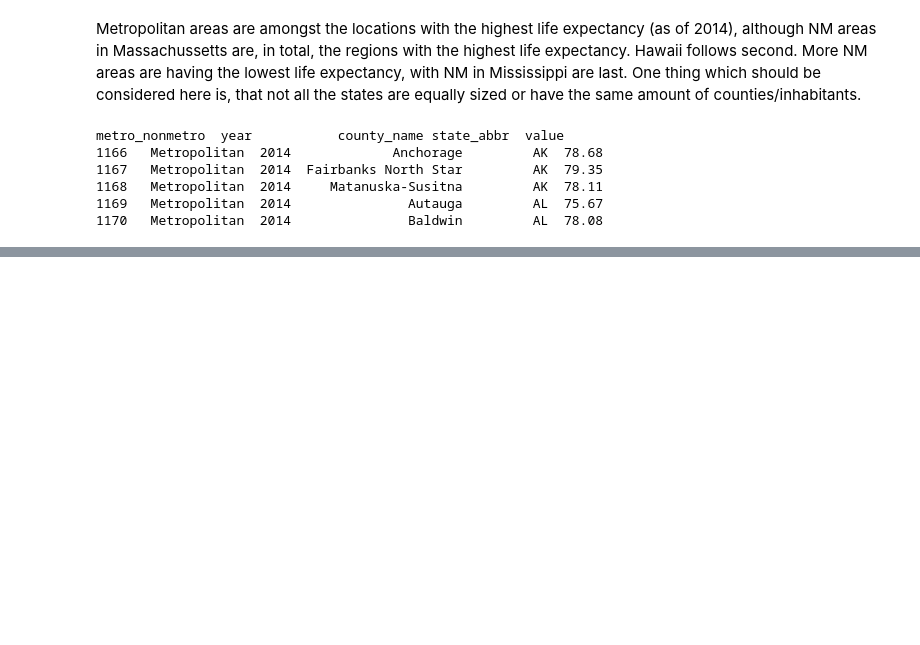
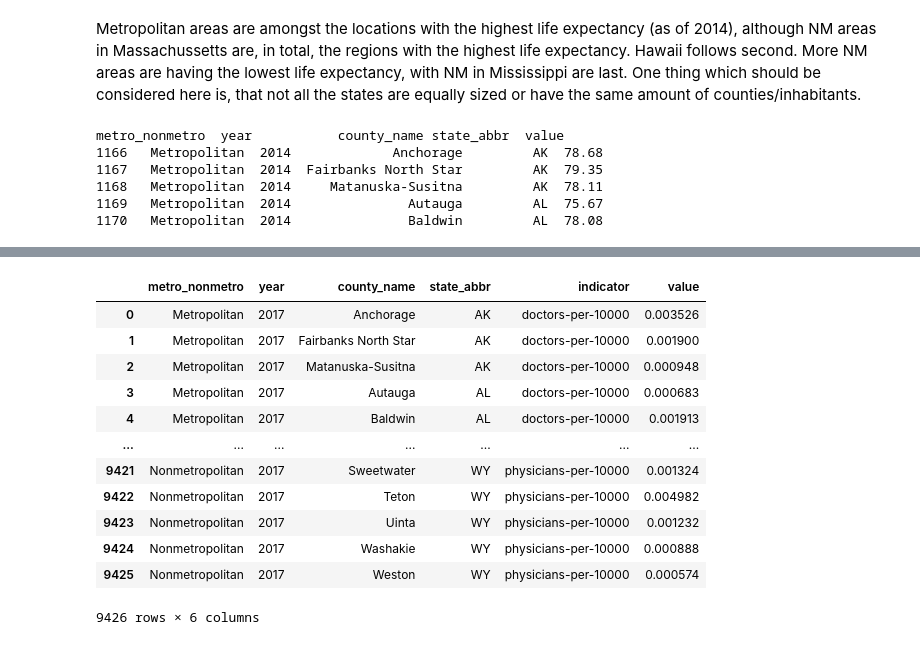
Before and after one commit to lfko/ut-health-project, a Jupyter notebook: src/ut_part1_rural_urban_health.ipynb, the cells around one changed output, grey strips where cells are left out. Saved outputs shown, nothing was run; the diff lists cells and outputs as text; code cells hidden in the pictures; blank space fills up the shorter version.

```diff
--- a/src/ut_part1_rural_urban_health.ipynb
+++ b/src/ut_part1_rural_urban_health.ipynb
@@ -286,0 +505,18 @@ The choropleth  method has been deprecated. Instead use the new Choropleth class
+# %%
+medical_df = loadIndicatorData('medical-infrastructure', 'medical-infrastructure')
+#medical_df['value'] = medical_df['value'].apply(lambda x: x * 100)
+medical_df
+# %% [output]
+|  | metro_nonmetro | year | county_name | state_abbr | indicator | value |
+| 0 | Metropolitan | 2017 | Anchorage | AK | doctors-per-10000 | 0.003526 |
+| 1 | Metropolitan | 2017 | Fairbanks North Star | AK | doctors-per-10000 | 0.001900 |
+| 2 | Metropolitan | 2017 | Matanuska-Susitna | AK | doctors-per-10000 | 0.000948 |
+| 3 | Metropolitan | 2017 | Autauga | AL | doctors-per-10000 | 0.000683 |
+| 4 | Metropolitan | 2017 | Baldwin | AL | doctors-per-10000 | 0.001913 |
+| ... | ... | ... | ... | ... | ... | ... |
+| 9421 | Nonmetropolitan | 2017 | Sweetwater | WY | physicians-per-10000 | 0.001324 |
+| 9422 | Nonmetropolitan | 2017 | Teton | WY | physicians-per-10000 | 0.004982 |
+| 9423 | Nonmetropolitan | 2017 | Uinta | WY | physicians-per-10000 | 0.001232 |
+| 9424 | Nonmetropolitan | 2017 | Washakie | WY | physicians-per-10000 | 0.000888 |
+| 9425 | Nonmetropolitan | 2017 | Weston | WY | physicians-per-10000 | 0.000574 |
+9426 rows × 6 columns
```
Also changed, not shown: parts of 39 cells of this notebook, 1 other file.
